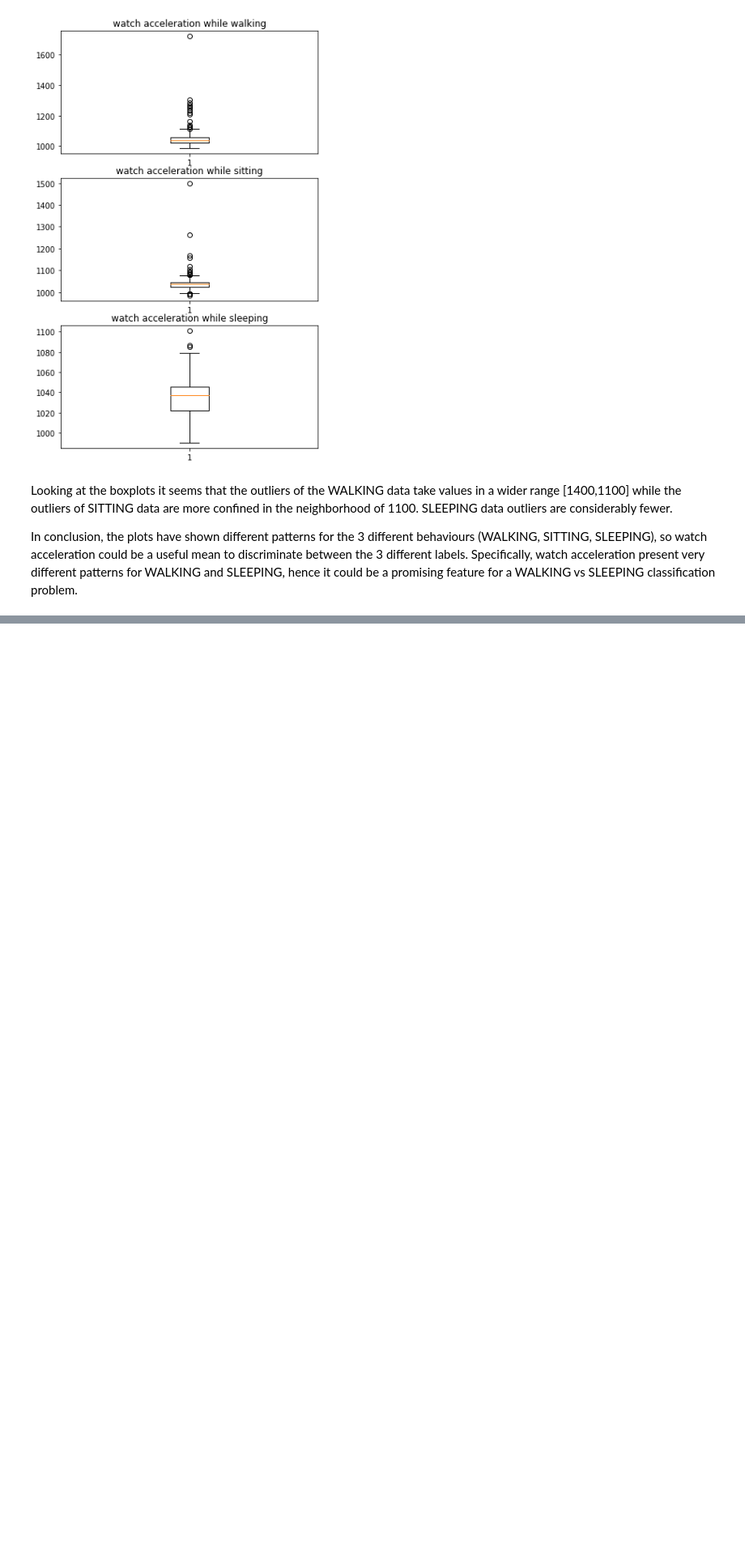
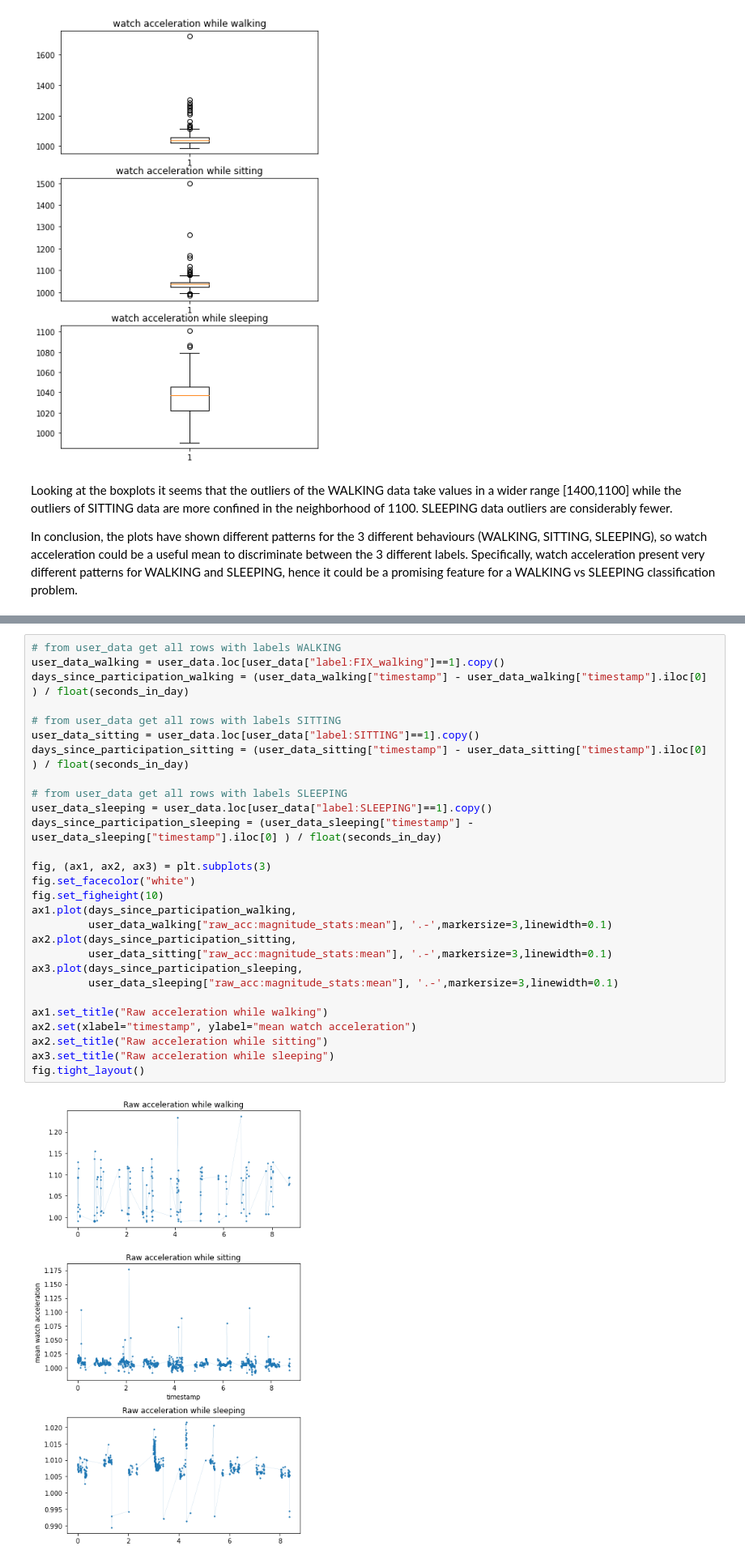
Before and after one commit to MariPS/Behavioral-Context-Recognition, a Jupyter notebook: exploratory-data-analysis.ipynb, the cells around one changed output, grey strips where cells are left out. Shown at 81% size. Cells and saved outputs as stored; diff of their text form; blank space fills up the shorter version.

```diff
--- a/exploratory-data-analysis.ipynb
+++ b/exploratory-data-analysis.ipynb
@@ -228,0 +284,30 @@ WALKING vs SLEEPING classification problem.
+# %%
+# from user_data get all rows with labels WALKING
+user_data_walking = user_data.loc[user_data["label:FIX_walking"]==1].copy()
+days_since_participation_walking = (user_data_walking["timestamp"] - user_data_walking["timestamp"].iloc[0] ) / float(seconds_in_day)
+
+# from user_data get all rows with labels SITTING
+user_data_sitting = user_data.loc[user_data["label:SITTING"]==1].copy()
+days_since_participation_sitting = (user_data_sitting["timestamp"] - user_data_sitting["timestamp"].iloc[0] ) / float(seconds_in_day)
+
+# from user_data get all rows with labels SLEEPING
+user_data_sleeping = user_data.loc[user_data["label:SLEEPING"]==1].copy()
+days_since_participation_sleeping = (user_data_sleeping["timestamp"] - user_data_sleeping["timestamp"].iloc[0] ) / float(seconds_in_day)
+
+fig, (ax1, ax2, ax3) = plt.subplots(3)
+fig.set_facecolor("white")
+fig.set_figheight(10)
+ax1.plot(days_since_participation_walking,
+         user_data_walking["raw_acc:magnitude_stats:mean"], '.-',markersize=3,linewidth=0.1)
+ax2.plot(days_since_participation_sitting,
+         user_data_sitting["raw_acc:magnitude_stats:mean"], '.-',markersize=3,linewidth=0.1)
+ax3.plot(days_since_participation_sleeping,
+         user_data_sleeping["raw_acc:magnitude_stats:mean"], '.-',markersize=3,linewidth=0.1)
+
+ax1.set_title("Raw acceleration while walking")
+ax2.set(xlabel="timestamp", ylabel="mean watch acceleration")
+ax2.set_title("Raw acceleration while sitting")
+ax3.set_title("Raw acceleration while sleeping")
+fig.tight_layout()
+# %% [output]
+[figure, added]
```
Also changed, not shown: parts of 6 cells of this notebook.
